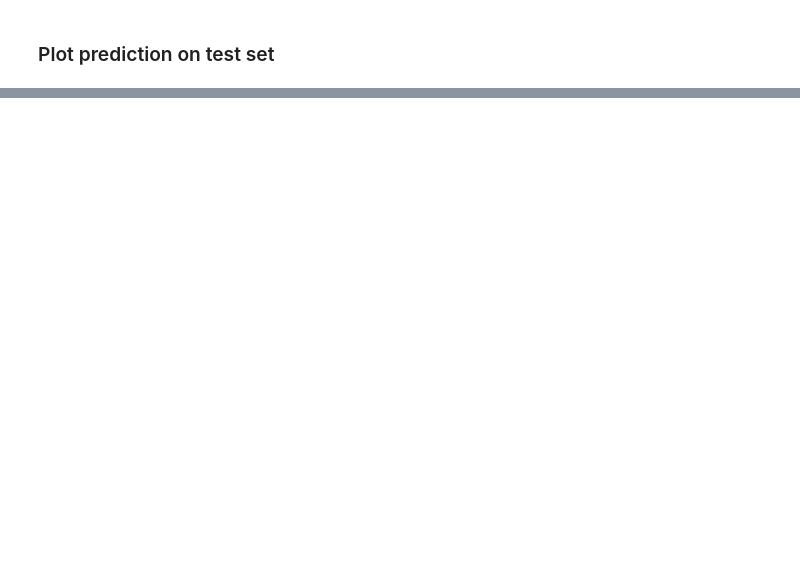
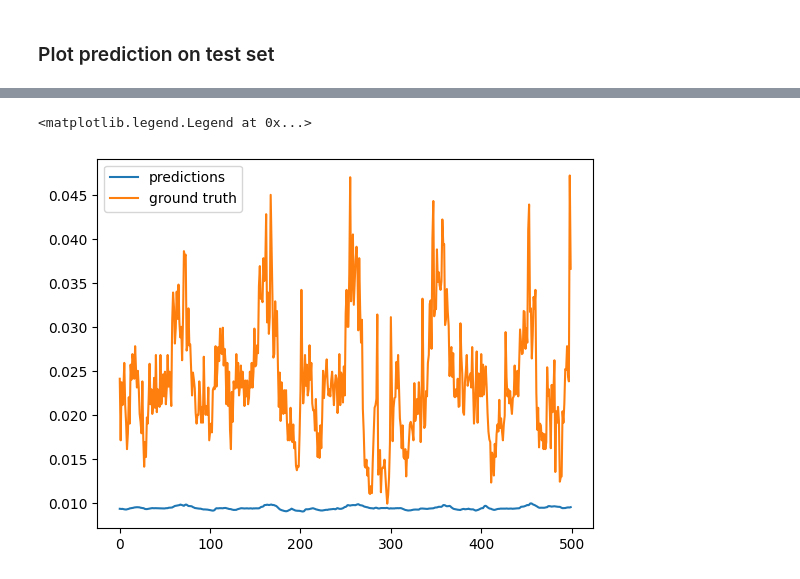
Before and after one commit to MatyaAydin/SemesterProject, a Jupyter notebook: src/train.ipynb, the cells around one changed output, grey strips where cells are left out. Drawn from its saved outputs; the diff is of its cells as text; code cells hidden in the pictures; blank space fills up the shorter version.

Commit message:
unscaled prediction plot

```diff
--- a/src/train.ipynb
+++ b/src/train.ipynb
@@ -152,7 +153,7 @@ model = EncoderDecoderModel(
     exog_size= 0,
 )
 
-checkpoint = torch.load(checkpoint_callback.best_model_path, weights_only=False)
+checkpoint = torch.load("./logs/epoch=13-step=140.ckpt", weights_only=False)
 state_dict = checkpoint["state_dict"]
 
 # fix error with 'model.' prefix
@@ -197,0 +226,7 @@ plt.show()
+# %%
+plt.plot(range(n_pred), preds, label='predictions')
+plt.plot(range(n_pred), truth, label='ground truth')
+plt.legend()
+# %% [output]
+<matplotlib.legend.Legend at 0x...>
+[figure, added]
```
Also changed, not shown: parts of 4 cells of this notebook, 2 other files.
